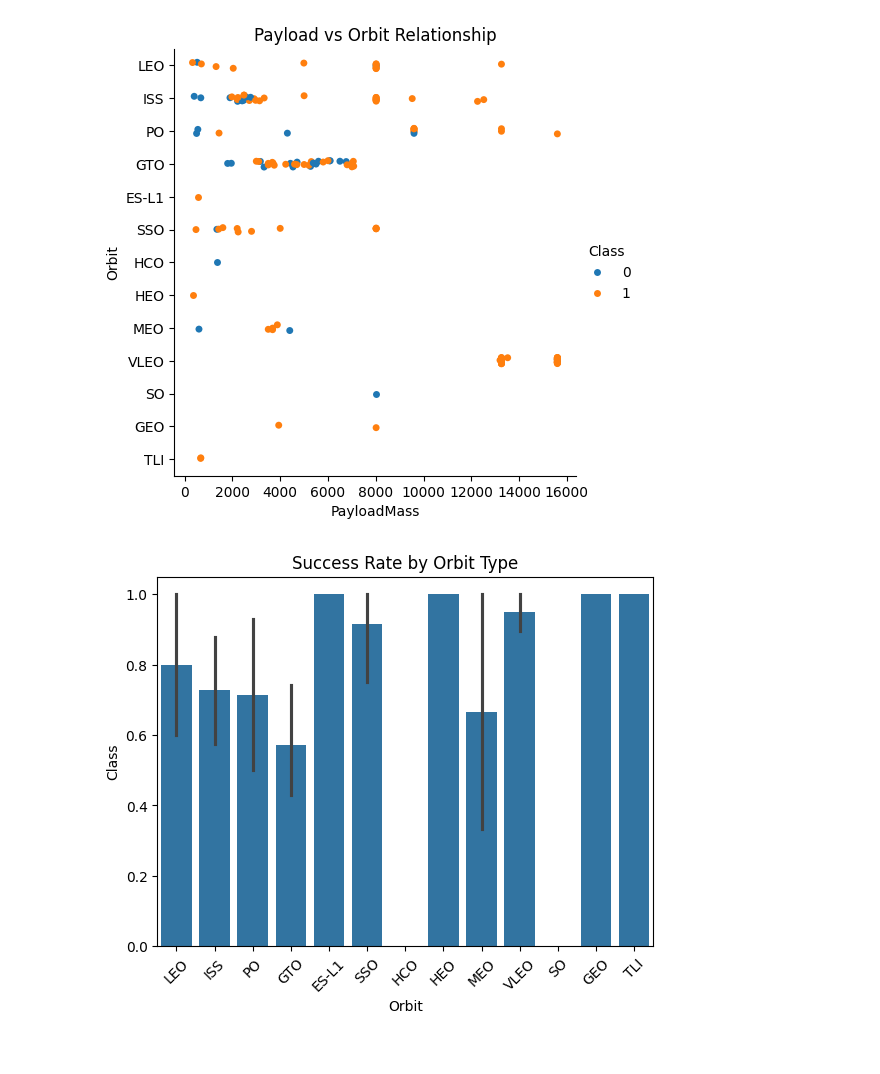
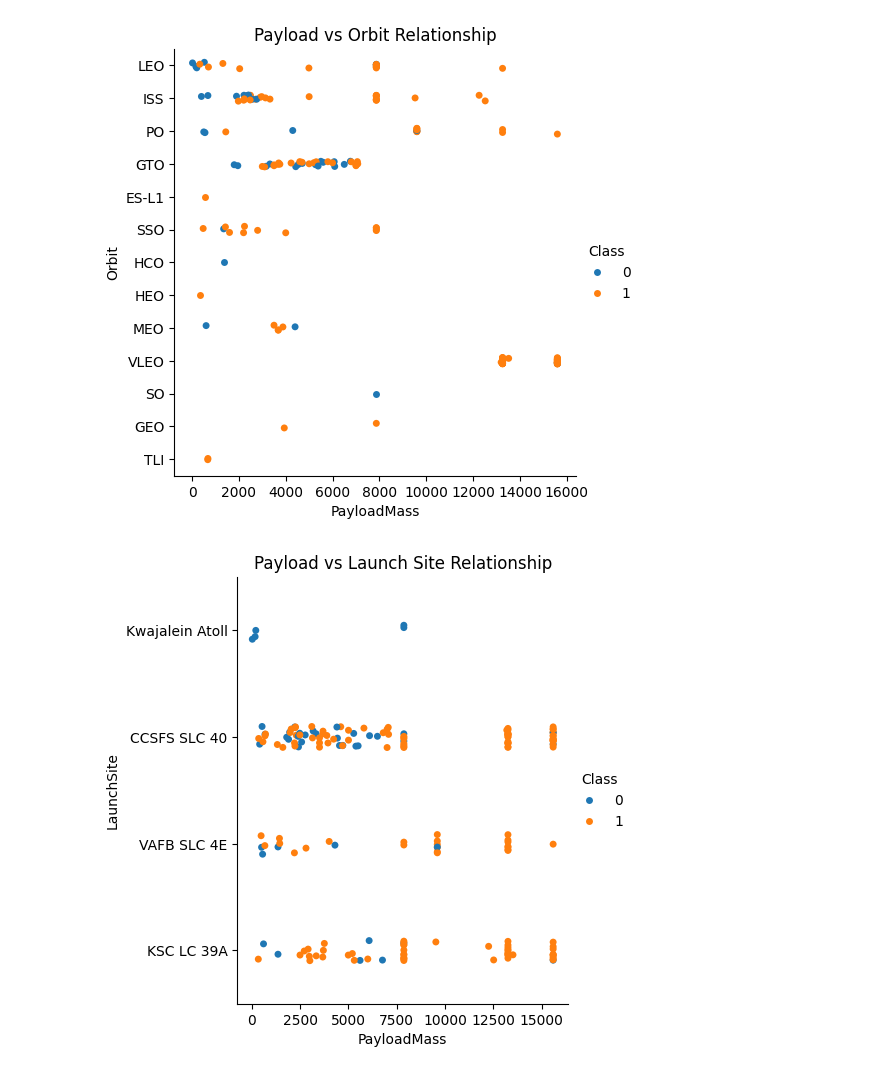
Before and after one commit to Chris-koshy/SpaceX_RestAPI, a Jupyter notebook: SpaceX.ipynb, the cells around one changed output. Saved outputs shown, nothing was run; the diff lists cells and outputs as text; code cells hidden in the pictures.

```diff
--- a/SpaceX.ipynb
+++ b/SpaceX.ipynb
@@ -103,6 +102,16 @@ sns.catplot(x="PayloadMass", y="Orbit", hue="Class", data=df)
 plt.title("Payload vs Orbit Relationship")
 plt.show()
 
+# Payload Mass vs Launch Site
+sns.catplot(x="PayloadMass", y="LaunchSite", hue="Class", data=df)
+plt.title("Payload vs Launch Site Relationship")
+plt.show()
+
+# Flight Number vs Orbit Type
+sns.catplot(x="flight_number", y="Orbit", hue="Class", data=df)
+plt.title("Flight Number vs Orbit Relationship")
+plt.show()
+
 # Success Rate by Orbit
 sns.barplot(x=df["Orbit"], y=df["Class"])
 plt.xticks(rotation=45)
@@ -116,6 +125,7 @@ plt.plot(yearly_success)
 plt.title("Launch Success Rate Over the Years")
 plt.show()
 
+
 # Feature Encoding for ML
 features = df[['flight_number','PayloadMass','Orbit','LaunchSite','Block','Reused','Legs','GridFins']]
 features = pd.get_dummies(features, columns=['Orbit','LaunchSite'])
@@ -126,2 +136,2 @@ features.to_csv('dataset_part3.csv', index=False)
-[figure, old version]
+[figure, new version]
-[figure, old version]
+[figure, new version]
```
Also changed, not shown: parts of 18 cells of this notebook.
